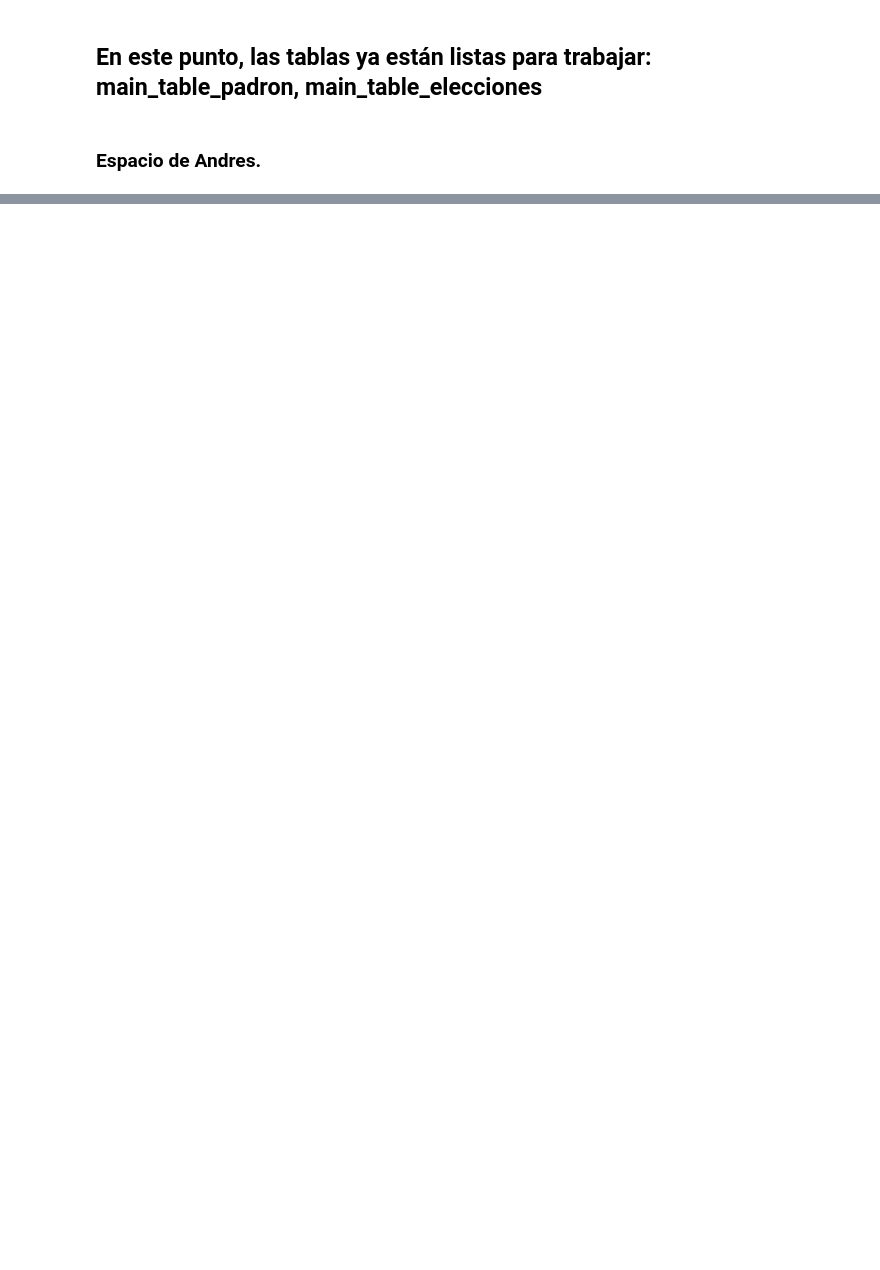
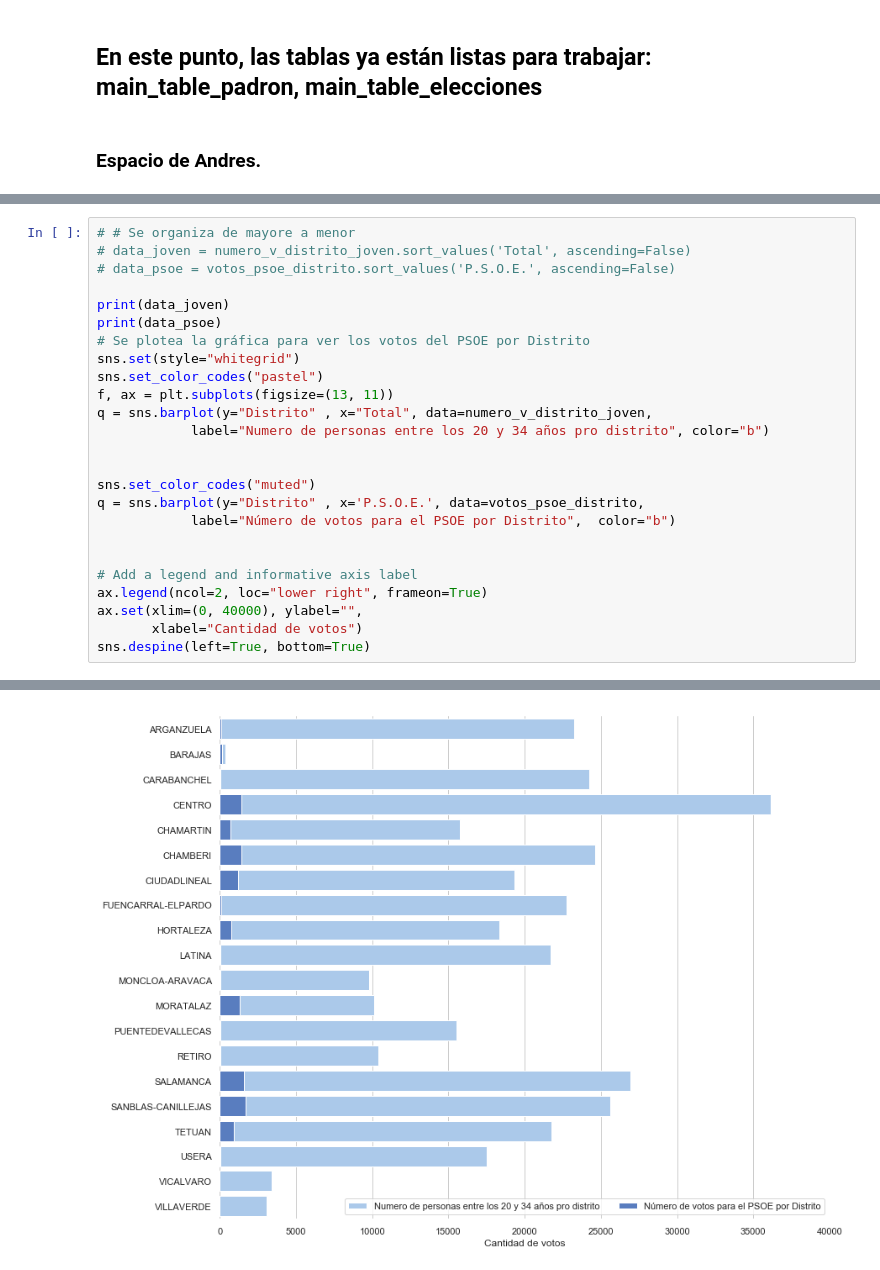
Before and after one commit to InmaLatorre/G3_ProyectoPython, a Jupyter notebook: MAIN.ipynb, the cells around one changed output, grey strips where cells are left out. Drawn from its saved outputs; the diff is of its cells as text; blank space fills up the shorter version.

```diff
--- a/MAIN.ipynb
+++ b/MAIN.ipynb
@@ -181,0 +227,26 @@ main_table_elecciones.head()
+# %%
+# # Se organiza de mayore a menor
+# data_joven = numero_v_distrito_joven.sort_values('Total', ascending=False)
+# data_psoe = votos_psoe_distrito.sort_values('P.S.O.E.', ascending=False)
+
+print(data_joven)
+print(data_psoe)
+# Se plotea la gráfica para ver los votos del PSOE por Distrito
+sns.set(style="whitegrid")
+sns.set_color_codes("pastel")
+f, ax = plt.subplots(figsize=(13, 11))
+q = sns.barplot(y="Distrito" , x="Total", data=numero_v_distrito_joven,
+            label="Numero de personas entre los 20 y 34 años pro distrito", color="b")
+
+
+sns.set_color_codes("muted")
+q = sns.barplot(y="Distrito" , x='P.S.O.E.', data=votos_psoe_distrito,
+            label="Número de votos para el PSOE por Distrito",  color="b")
+
+
+# Add a legend and informative axis label
+ax.legend(ncol=2, loc="lower right", frameon=True)
+ax.set(xlim=(0, 40000), ylabel="",
+       xlabel="Cantidad de votos")
+sns.despine(left=True, bottom=True)
+# %% [output]
@@ -182 +270,2 @@ main_table_elecciones.head()
+[figure, added]
 # %%
```
Also changed, not shown: parts of 8 cells of this notebook.
